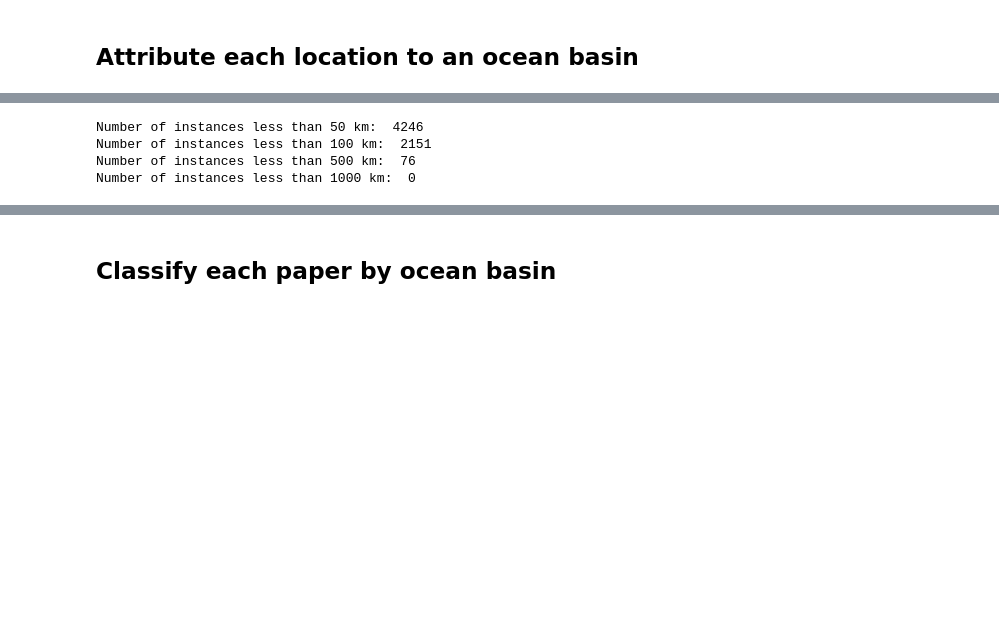
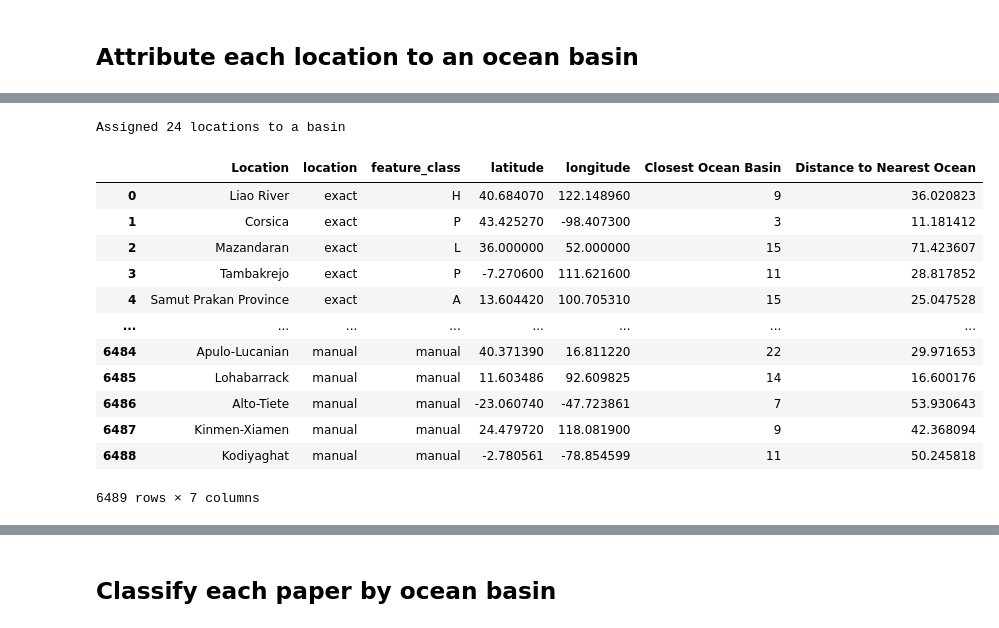
Before and after one commit to henrique-back/mpl_topics, a Jupyter notebook: NER/NER.ipynb, the cells around one changed output, grey strips where cells are left out. Cells and saved outputs as stored; diff of their text form; code cells hidden in the pictures; blank space fills up the shorter version.

```diff
--- a/NER/NER.ipynb
+++ b/NER/NER.ipynb
@@ -472,30 +173,42 @@ print(location_df)
-# %%
-
-# Check how many locations are less than 50, 100, 500, 1000 km from the coast
-
-# Initialize counters
-count_less_than_50 = 0
-count_50_to_100 = 0
-count_100_to_500 = 0
-count_500_to_1000 = 0
-
-# Iterate over the distances list
-for distance in location_df['Distance to Nearest Ocean']:
-    if distance < 50:
-        count_less_than_50 += 1
-    if 50 < distance < 100:
-        count_50_to_100 += 1
-    if 100 < distance < 500:
-        count_100_to_500 += 1
-    if 500 < distance < 1000:
-        count_500_to_1000 += 1
-# Print the counts
-print("Number of instances less than 50 km: ", count_less_than_50)
-print("Number of instances less than 100 km: ", count_50_to_100)
-print("Number of instances less than 500 km: ", count_100_to_500)
-print("Number of instances less than 1000 km: ", count_500_to_1000)
-# %% [output]
-Number of instances less than 50 km:  4246
-Number of instances less than 100 km:  2151
-Number of instances less than 500 km:  76
-Number of instances less than 1000 km:  0
+# %%
+# Assign each location to the closest cell of the 1-degree ocean-basin grid (great-circle distance)
+location_df = pd.read_csv('../NER/fuzzy_location_data.csv', float_precision='round_trip')
+range_area = pd.read_csv('../NER/range_area.csv')
+
+# Remove grid cells with invalid coordinates
+range_area = range_area[range_area['Latitude'].between(-90, 90) & range_area['Longitude'].between(-180, 180)]
+
+# Only locations without a basin are (re)computed: new locations and manually corrected ones.
+# Locations exactly equidistant to two grid cells are tie-broken differently across scikit-learn
+# versions, so existing assignments are kept to make the classification reproducible.
+if 'Closest Ocean Basin' not in location_df.columns:
+    location_df['Closest Ocean Basin'] = np.nan
+    location_df['Distance to Nearest Ocean'] = np.nan
+todo = location_df['Closest Ocean Basin'].isna()
+
+if todo.any():
+    tree = BallTree(np.radians(range_area[['Latitude', 'Longitude']].values), metric='haversine')
+    coords = np.radians(location_df.loc[todo, ['latitude', 'longitude']].values.astype(float))
+    distances, indices = tree.query(coords, k=1)
+    location_df.loc[todo, 'Closest Ocean Basin'] = range_area['range_area'].values[indices[:, 0]]
+    location_df.loc[todo, 'Distance to Nearest Ocean'] = distances[:, 0] * 6371  # radians -> km
+location_df['Closest Ocean Basin'] = location_df['Closest Ocean Basin'].astype(int)
+
+location_df.to_csv('../NER/fuzzy_location_data.csv', index=False)
+print(f"Assigned {todo.sum()} locations to a basin")
+location_df
+# %% [output]
+Assigned 24 locations to a basin
+|  | Location | location | feature_class | latitude | longitude | Closest Ocean Basin | Distance to Nearest Ocean |
+| 0 | Liao River | exact | H | 40.684070 | 122.148960 | 9 | 36.020823 |
+| 1 | Corsica | exact | P | 43.425270 | -98.407300 | 3 | 11.181412 |
+| 2 | Mazandaran | exact | L | 36.000000 | 52.000000 | 15 | 71.423607 |
+| 3 | Tambakrejo | exact | P | -7.270600 | 111.621600 | 11 | 28.817852 |
+| 4 | Samut Prakan Province | exact | A | 13.604420 | 100.705310 | 15 | 25.047528 |
+| ... | ... | ... | ... | ... | ... | ... | ... |
+| 6484 | Apulo-Lucanian | manual | manual | 40.371390 | 16.811220 | 22 | 29.971653 |
+| 6485 | Lohabarrack | manual | manual | 11.603486 | 92.609825 | 14 | 16.600176 |
+| 6486 | Alto-Tiete | manual | manual | -23.060740 | -47.723861 | 7 | 53.930643 |
+| 6487 | Kinmen-Xiamen | manual | manual | 24.479720 | 118.081900 | 9 | 42.368094 |
+| 6488 | Kodiyaghat | manual | manual | -2.780561 | -78.854599 | 11 | 50.245818 |
+6489 rows × 7 columns
```
Also changed, not shown: parts of 20 cells of this notebook, 33 other files.
